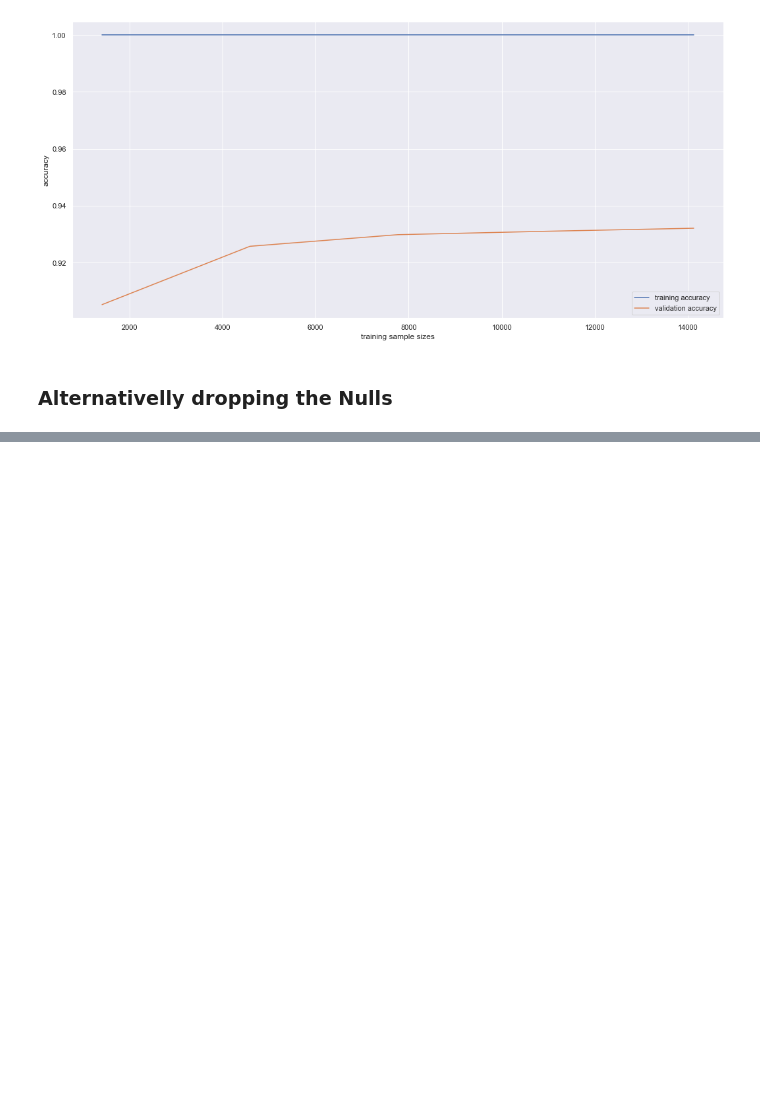
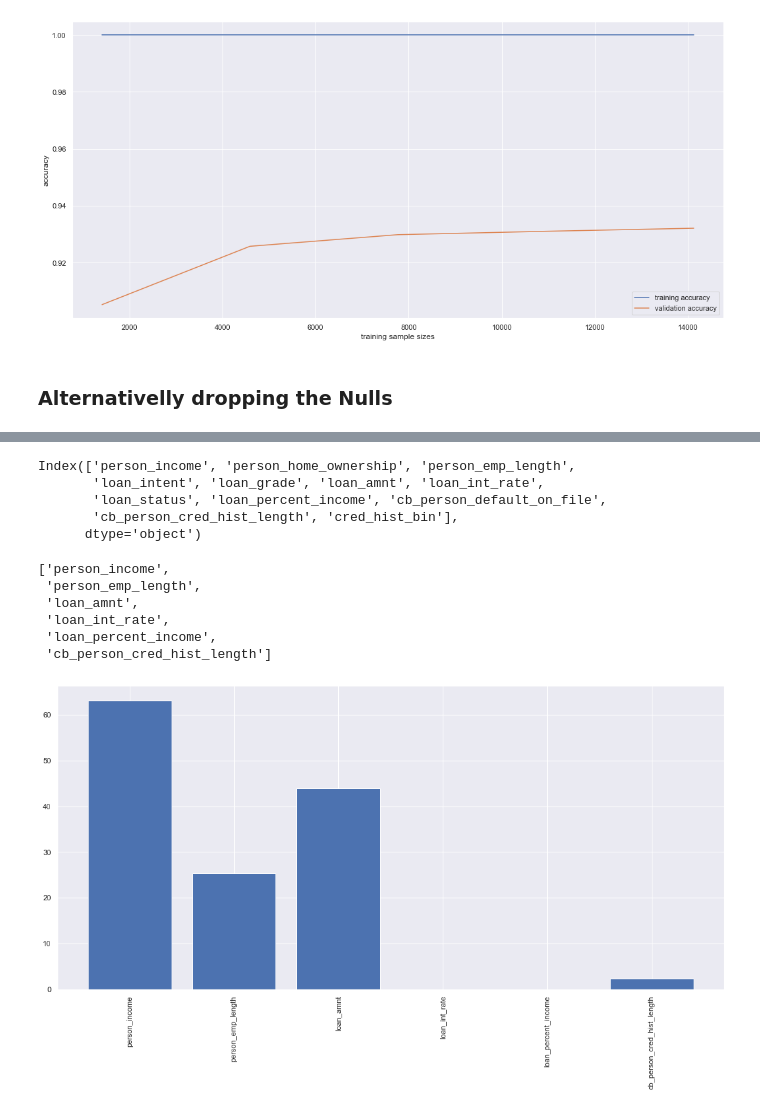
Before and after one commit to lincolnmuriithi11/Credit_Risk_Analysis, a Jupyter notebook: credit_risk.ipynb, the cells around one changed output, grey strips where cells are left out. Saved outputs shown, nothing was run; the diff lists cells and outputs as text; code cells hidden in the pictures; blank space fills up the shorter version.

Commit message:
added kbest assessment

```diff
--- a/credit_risk.ipynb
+++ b/credit_risk.ipynb
@@ -644,0 +647,8 @@ Data columns (total 12 columns):
+# %%
+train_drop_nulls.columns
+# %% [output]
+Index(['person_income', 'person_home_ownership', 'person_emp_length',
+       'loan_intent', 'loan_grade', 'loan_amnt', 'loan_int_rate',
+       'loan_status', 'loan_percent_income', 'cb_person_default_on_file',
+       'cb_person_cred_hist_length', 'cred_hist_bin'],
+      dtype='object')
@@ -644,0 +657,33 @@ Data columns (total 12 columns):
+# %%
+num_cols
+# %% [output]
+['person_income',
+ 'person_emp_length',
+ 'loan_amnt',
+ 'loan_int_rate',
+ 'loan_percent_income',
+ 'cb_person_cred_hist_length']
+# %%
+# select kbest to see which numerical columns are predictive
+import numpy as np
+from sklearn.feature_selection import SelectKBest, f_classif
+
+predictors = ['person_income',
+ 'person_emp_length',
+ 'loan_amnt',
+ 'loan_int_rate',
+ 'loan_percent_income',
+ 'cb_person_cred_hist_length']
+# Perform feature selection
+selector = SelectKBest(f_classif, k=6)
+selector.fit(train_drop_nulls[predictors], train_drop_nulls["loan_status"])
+
+# Get the raw p-values for each feature, and transform from p-values into scores
+scores = -np.log10(selector.pvalues_)
+
+# Plot the scores.
+plt.bar(range(len(predictors)), scores)
+plt.xticks(range(len(predictors)), predictors, rotation='vertical')
+plt.show()
+# %% [output]
+[figure, added]
```
Also changed, not shown: parts of 3 cells of this notebook.
